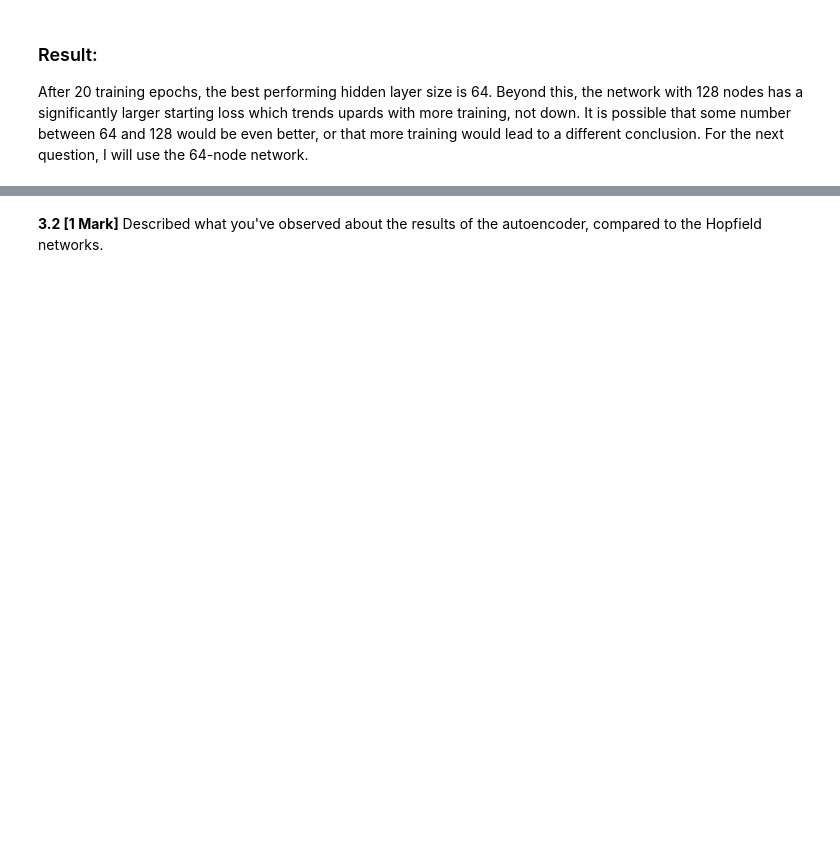
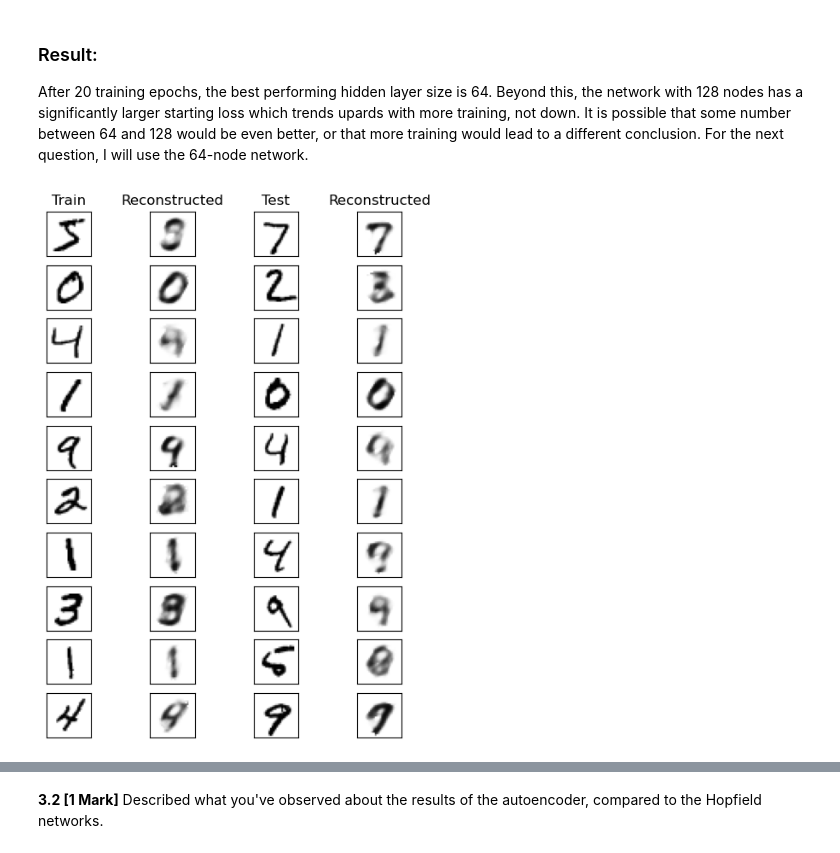
Before and after one commit to kateharvey/SYDE552, a Jupyter notebook: Assignments/20829173-syde552-assignment3.ipynb, the cells around one changed output, grey strips where cells are left out. Cells and saved outputs as stored; diff of their text form; code cells hidden in the pictures; blank space fills up the shorter version.

```diff
--- a/Assignments/20829173-syde552-assignment3.ipynb
+++ b/Assignments/20829173-syde552-assignment3.ipynb
@@ -682,3 +688,38 @@ plt.show()
 # %% [markdown]
 ### Result:
 After 20 training epochs, the best performing hidden layer size is 64. Beyond this, the network with 128 nodes has a significantly larger starting loss which trends upards with more training, not down. It is possible that some number between 64 and 128 would be even better, or that more training would lead to a different conclusion. For the next question, I will use the 64-node network.
+# %%
+# 3.1.2 - Plot 10 original and reconstructed images using the best hidden layer size from the previous step
+plt.subplots(4, 10, figsize=(6, 8))
+for i in range(10):
+    # plot original image from training dataset
+    plt.subplot(10,4,1+4*i)
+    plt.xticks([])
+    plt.yticks([])
+    if i == 0: plt.title('Train')
+    plt.imshow(train_dataset[i][0].reshape((28,28)), vmin=0, vmax=1, cmap='gray_r')
+
+    # plot reconstructed image
+    reconstructed = autoencoders[20](train_dataset[i][0]).detach().numpy()
+    plt.subplot(10,4,2+4*i)
+    plt.xticks([])
+    plt.yticks([])
+    if i == 0: plt.title('Reconstructed')
+    plt.imshow(reconstructed.reshape((28,28)), vmin=0, vmax=1, cmap='gray_r')
+
+    # plot original image from testing dataset
+    plt.subplot(10,4,3+4*i)
+    plt.xticks([])
+    plt.yticks([])
+    if i == 0: plt.title('Test')
+    plt.imshow(test_dataset[i][0].reshape((28,28)), vmin=0, vmax=1, cmap='gray_r')
+
+    # plot reconstructed image
+    reconstructed = autoencoders[20](test_dataset[i][0]).detach().numpy()
+    plt.subplot(10,4,4+4*i)
+    plt.xticks([])
+    plt.yticks([])
+    if i == 0: plt.title('Reconstructed')
+    plt.imshow(reconstructed.reshape((28,28)), vmin=0, vmax=1, cmap='gray_r')
+# %% [output]
+[figure, added]
```
Also changed, not shown: parts of 17 cells of this notebook.
